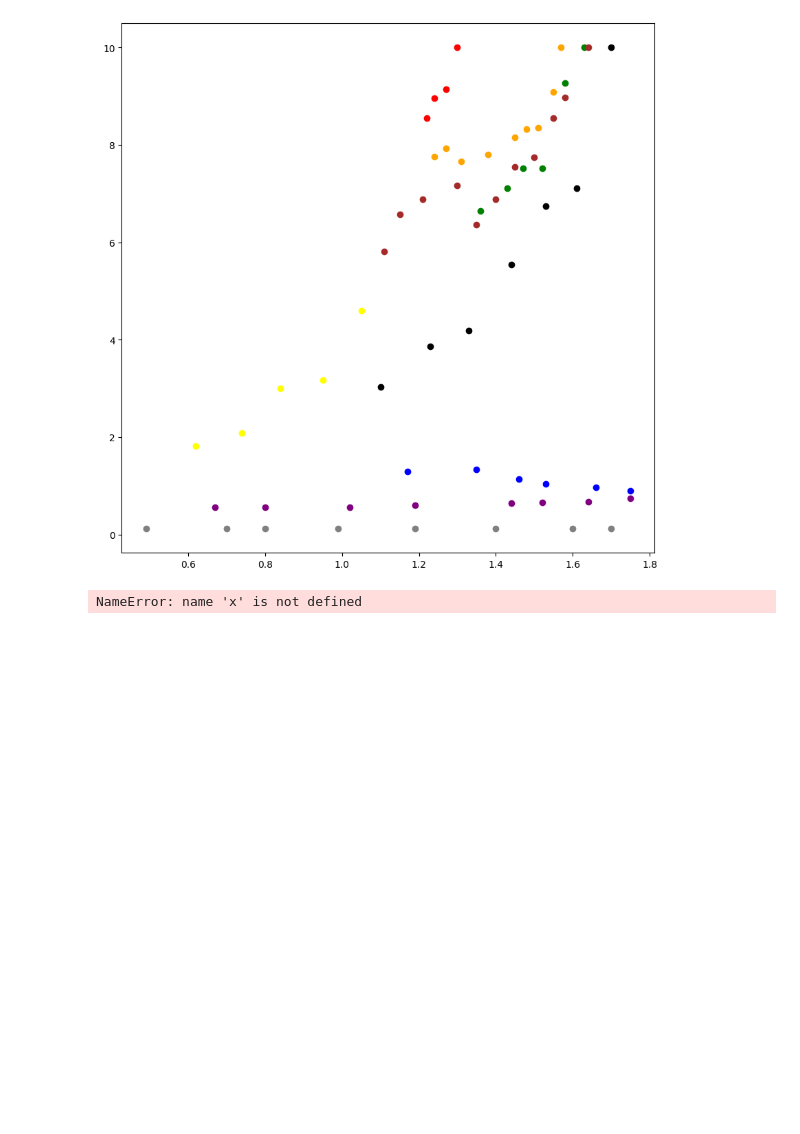
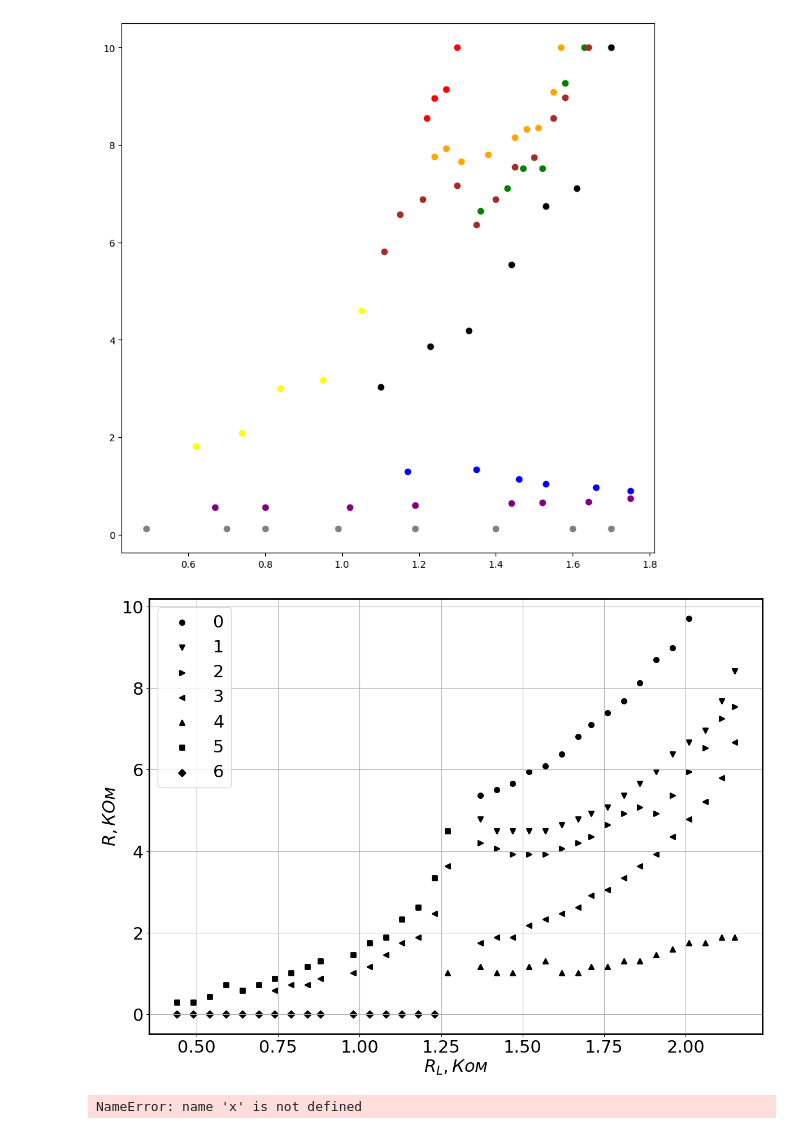
Before and after one commit to AndryDeveloper/chua-s_curcuit, a Jupyter notebook: data_process/process.ipynb, the cells around one changed output. Cells and saved outputs as stored; diff of their text form; code cells hidden in the pictures; blank space fills up the shorter version.

Commit message:
Add beautiful bif diagrams

```diff
--- a/data_process/process.ipynb
+++ b/data_process/process.ipynb
@@ -36,4 +36,42 @@ for i in range(len(x_scatter)):
 plt.show()
 # %% [output]
 [figure]
+# %%
+path = 'data.xlsx'
+wb_obj = openpyxl.load_workbook(path, data_only = True)
+df = wb_obj['Состояние системы']
+x_scatter =[]
+y_scatter = []
+for i in range(7):
+    x_scat = []
+    y_scat = []
+    for j in range(31):
+        a, b = (df.cell(row = 4 + j, column = 20 + 2*i+1)).value, (df.cell(row = 4 + j, column = 20 + 2*i+2)).value
+        if (a is not None and b is not None):
+            x_scat.append(a)
+            y_scat.append(b)
+    x_scatter.append(np.array(x_scat))
+    y_scatter.append(np.array(y_scat))
+# %%
+plt.rc('font', size=22)
+
+markers = ['o', 'v', '>', '<', '^', 's', 'D', 'x']
+# markers = ['1', '2', '3', '4', '+', 'x', '.']
+
+fig, ax = plt.subplots(figsize=(14, 10))
+ax.spines['bottom'].set_linewidth(2)
+ax.spines['top'].set_linewidth(2)
+ax.spines['right'].set_linewidth(2)
+ax.spines['left'].set_linewidth(2)
+ax.grid()
+
+for i in range(len(x_scatter)):
+    ax.scatter(x_scatter[i], y_scatter[i], c='black', marker=markers[i], label=str(i), linewidth=2)
+
+ax.legend()
+ax.set_ylabel(r"$R, КОм$")
+ax.set_xlabel(r"$R_L, Ком$")
+fig.savefig(r'bif_diag_teor.svg', format='svg')
+# %% [output]
+[figure, added]
 # %%
```
Also changed, not shown: parts of 1 cell of this notebook, 10 other files.
